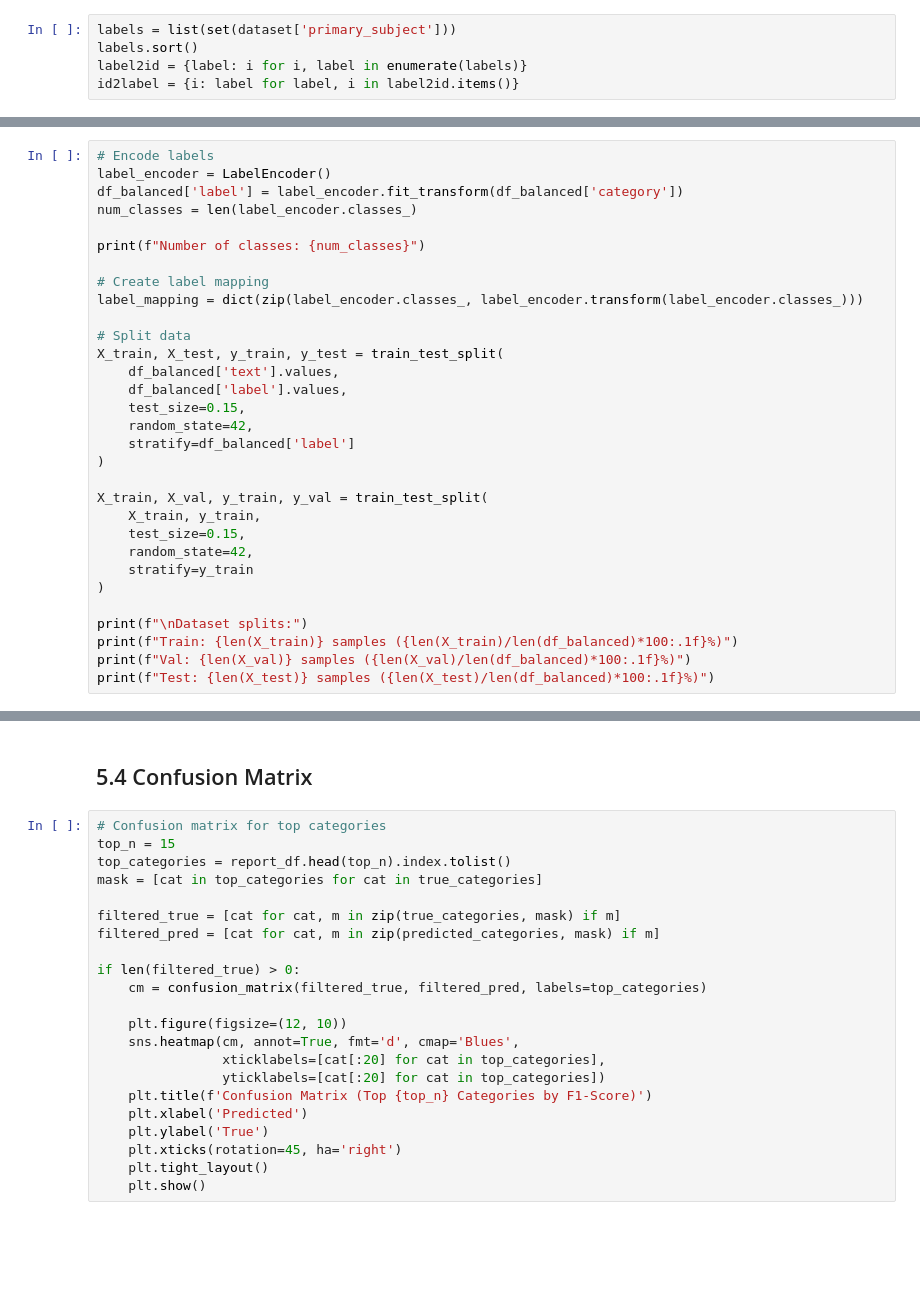
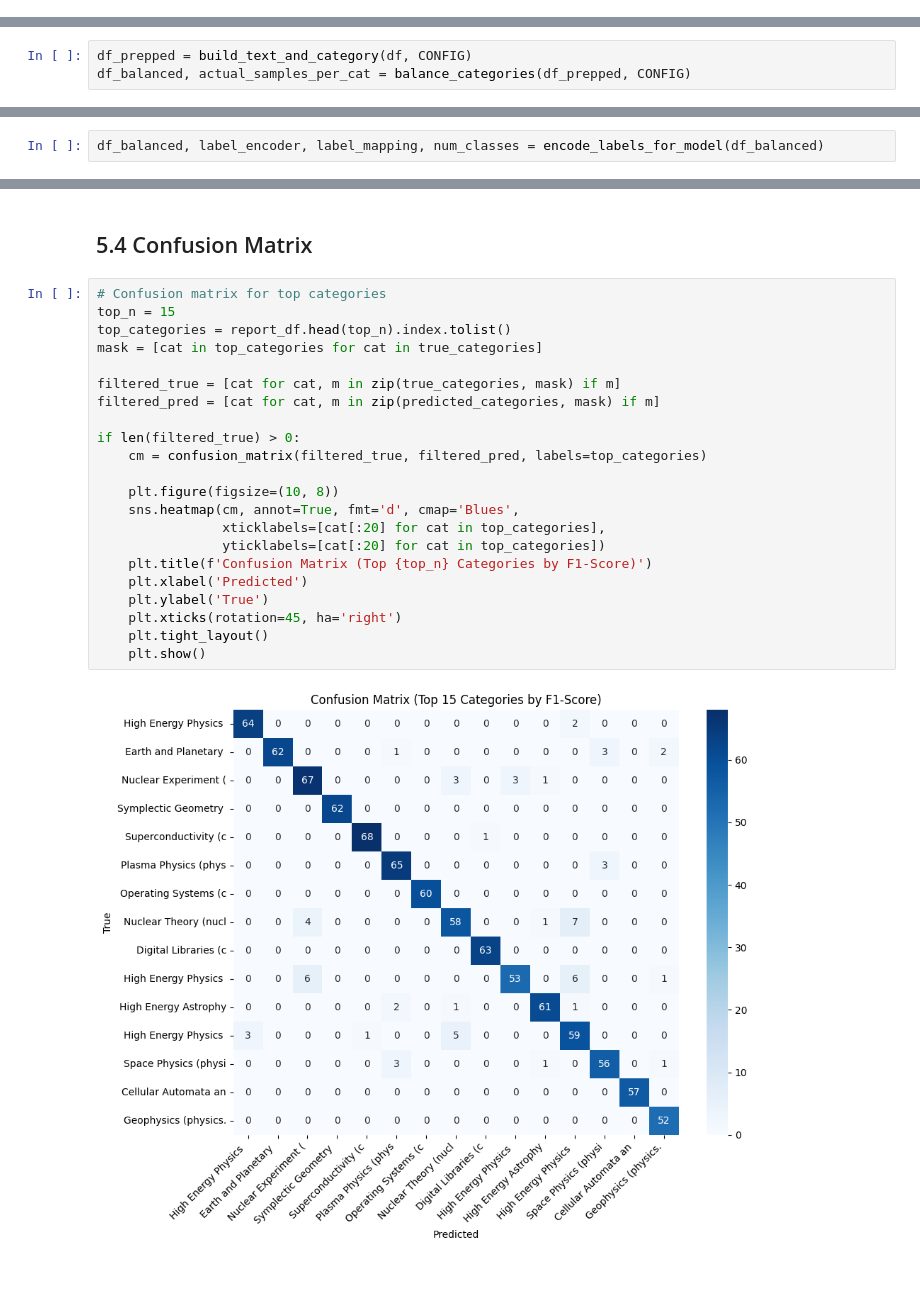
Before and after one commit to logus2k/genai_p2, a Jupyter notebook: glm_project3_final_report_v2.ipynb, the cells around one changed output, grey strips where cells are left out. Saved outputs shown, nothing was run; the diff lists cells and outputs as text; blank space fills up the shorter version.

```diff
--- a/glm_project3_final_report_v2.ipynb
+++ b/glm_project3_final_report_v2.ipynb
@@ -2271,5 +2312,0 @@ This code prepares the dataset for model training by converting categorical labe
-# %%
-labels = list(set(dataset['primary_subject']))
-labels.sort()
-label2id = {label: i for i, label in enumerate(labels)}
-id2label = {i: label for label, i in label2id.items()}
@@ -2281,0 +2429,3 @@ dataset = dataset.map(encode_labels)
+# %%
+df_prepped = build_text_and_category(df, CONFIG)
+df_balanced, actual_samples_per_cat = balance_categories(df_prepped, CONFIG)
@@ -2281,0 +2501,2 @@ dataset = dataset.map(encode_labels)
+# %%
+df_balanced, label_encoder, label_mapping, num_classes = encode_labels_for_model(df_balanced)
@@ -2429,31 +2573,0 @@ print(sample_dist)
-# %%
-# Encode labels
-label_encoder = LabelEncoder()
-df_balanced['label'] = label_encoder.fit_transform(df_balanced['category'])
-num_classes = len(label_encoder.classes_)
-
-print(f"Number of classes: {num_classes}")
-
-# Create label mapping
-label_mapping = dict(zip(label_encoder.classes_, label_encoder.transform(label_encoder.classes_)))
-
-# Split data
-X_train, X_test, y_train, y_test = train_test_split(
-    df_balanced['text'].values,
-    df_balanced['label'].values,
-    test_size=0.15,
-    random_state=42,
-    stratify=df_balanced['label']
-)
-
-X_train, X_val, y_train, y_val = train_test_split(
-    X_train, y_train,
-    test_size=0.15,
-    random_state=42,
-    stratify=y_train
-)
-
-print(f"\nDataset splits:")
-print(f"Train: {len(X_train)} samples ({len(X_train)/len(df_balanced)*100:.1f}%)")
-print(f"Val: {len(X_val)} samples ({len(X_val)/len(df_balanced)*100:.1f}%)")
-print(f"Test: {len(X_test)} samples ({len(X_test)/len(df_balanced)*100:.1f}%)")
@@ -2992,25 +3213,27 @@ print(conf_summary)
 # %%
 # Confusion matrix for top categories
 top_n = 15
 top_categories = report_df.head(top_n).index.tolist()
 mask = [cat in top_categories for cat in true_categories]
 
 filtered_true = [cat for cat, m in zip(true_categories, mask) if m]
 filtered_pred = [cat for cat, m in zip(predicted_categories, mask) if m]
 
 if len(filtered_true) > 0:
     cm = confusion_matrix(filtered_true, filtered_pred, labels=top_categories)
 
-    plt.figure(figsize=(12, 10))
+    plt.figure(figsize=(10, 8))
     sns.heatmap(cm, annot=True, fmt='d', cmap='Blues',
                 xticklabels=[cat[:20] for cat in top_categories],
                 yticklabels=[cat[:20] for cat in top_categories])
     plt.title(f'Confusion Matrix (Top {top_n} Categories by F1-Score)')
     plt.xlabel('Predicted')
     plt.ylabel('True')
     plt.xticks(rotation=45, ha='right')
     plt.tight_layout()
     plt.show()
+# %% [output]
+[figure, added]
 # %% [markdown]
 &#160;
 # %% [markdown]
```
Also changed, not shown: parts of 43 cells of this notebook.
